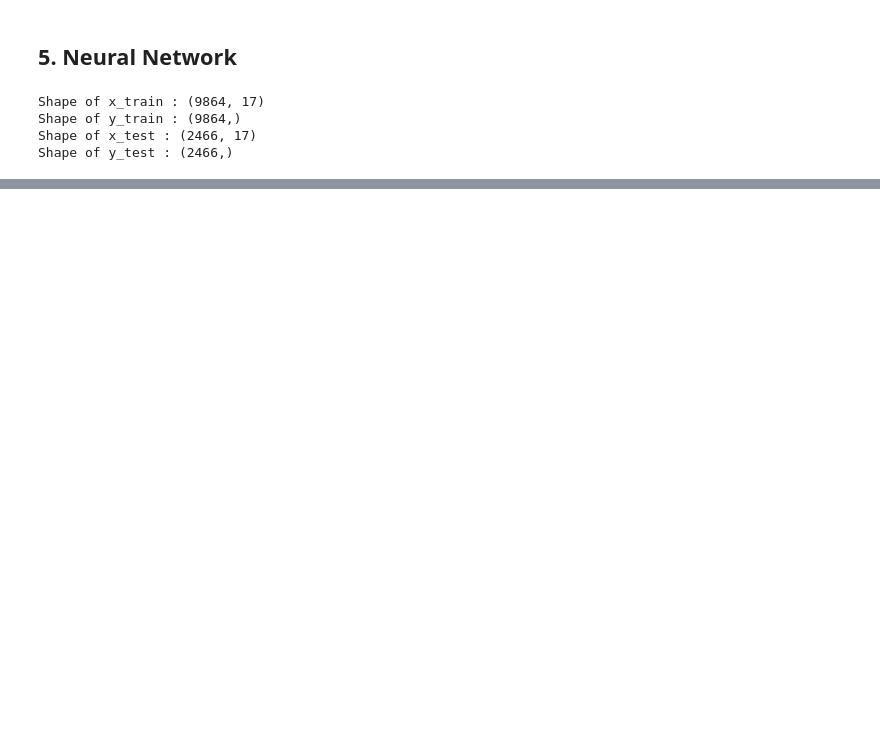
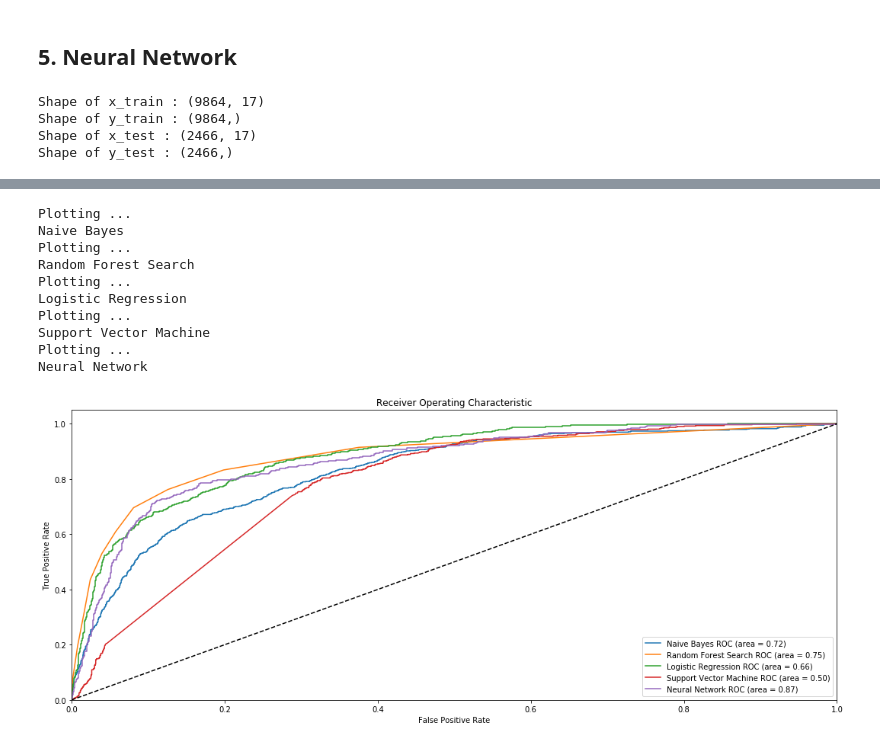
Before and after one commit to RajathKashyap/Online-Shoppers-Purchasing-Intention, a Jupyter notebook: OnlineShoppingDataset (1).ipynb, the cells around one changed output, grey strips where cells are left out. Cells and saved outputs as stored; diff of their text form; code cells hidden in the pictures; blank space fills up the shorter version.

```diff
--- a/OnlineShoppingDataset (1).ipynb
+++ b/OnlineShoppingDataset (1).ipynb
@@ -464,0 +512,41 @@ Testing accuracy: 0.86820763
+# %%
+# plotting ROC curves
+
+
+for m in models:
+  print('Plotting ...')
+  print(m['label'])
+  model = m['model']
+  x_test = m['x_test']
+  y_test = m['y_test']
+  pred_proba = model.predict_proba(x_test)
+  if m['label'] != 'Neural Network':
+    pred_proba = pred_proba[:,1]
+  # Compute False postive rate, and True positive rate
+  fpr, tpr, thresholds = roc_curve(y_test, pred_proba)
+  # Calculate Area under the curve to display on the plot
+  auc = roc_auc_score(y_test,model.predict(x_test))
+  # Now, plot the computed values
+  plt.plot(fpr, tpr, label='%s ROC (area = %0.2f)' % (m['label'], auc))
+
+plt.plot([0, 1], [0, 1],'k--')
+plt.xlim([0.0, 1.0])
+plt.ylim([0.0, 1.05])
+plt.xlabel('False Positive Rate')
+plt.ylabel('True Positive Rate')
+plt.title('Receiver Operating Characteristic')
+plt.legend(loc="lower right")
+#plot_roc_curves(models)
+plt.show()
+# %% [output]
+Plotting ...
+Naive Bayes
+Plotting ...
+Random Forest Search
+Plotting ...
+Logistic Regression
+Plotting ...
+Support Vector Machine
+Plotting ...
+Neural Network
+[figure, added]
```
Also changed, not shown: parts of 15 cells of this notebook.
